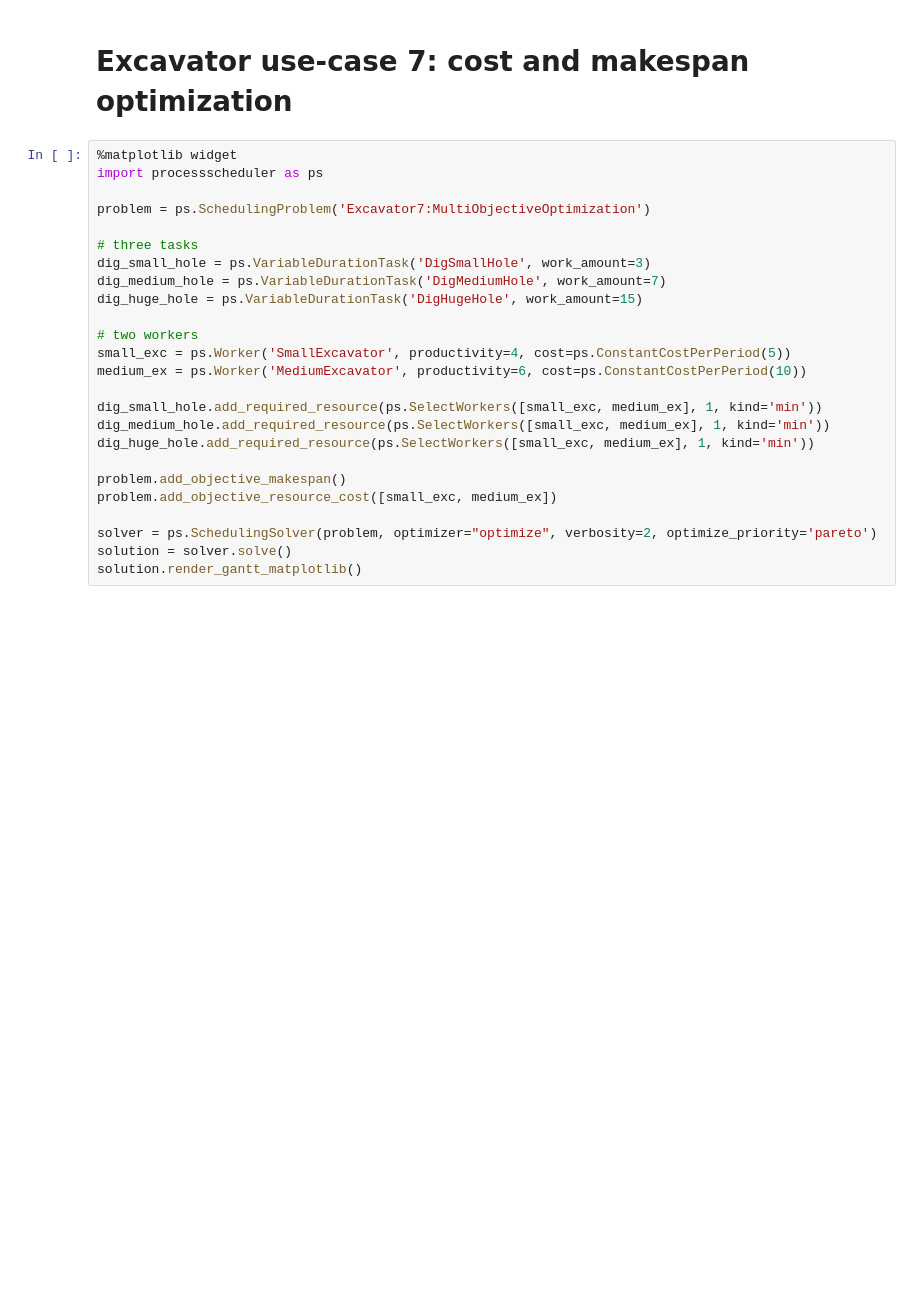
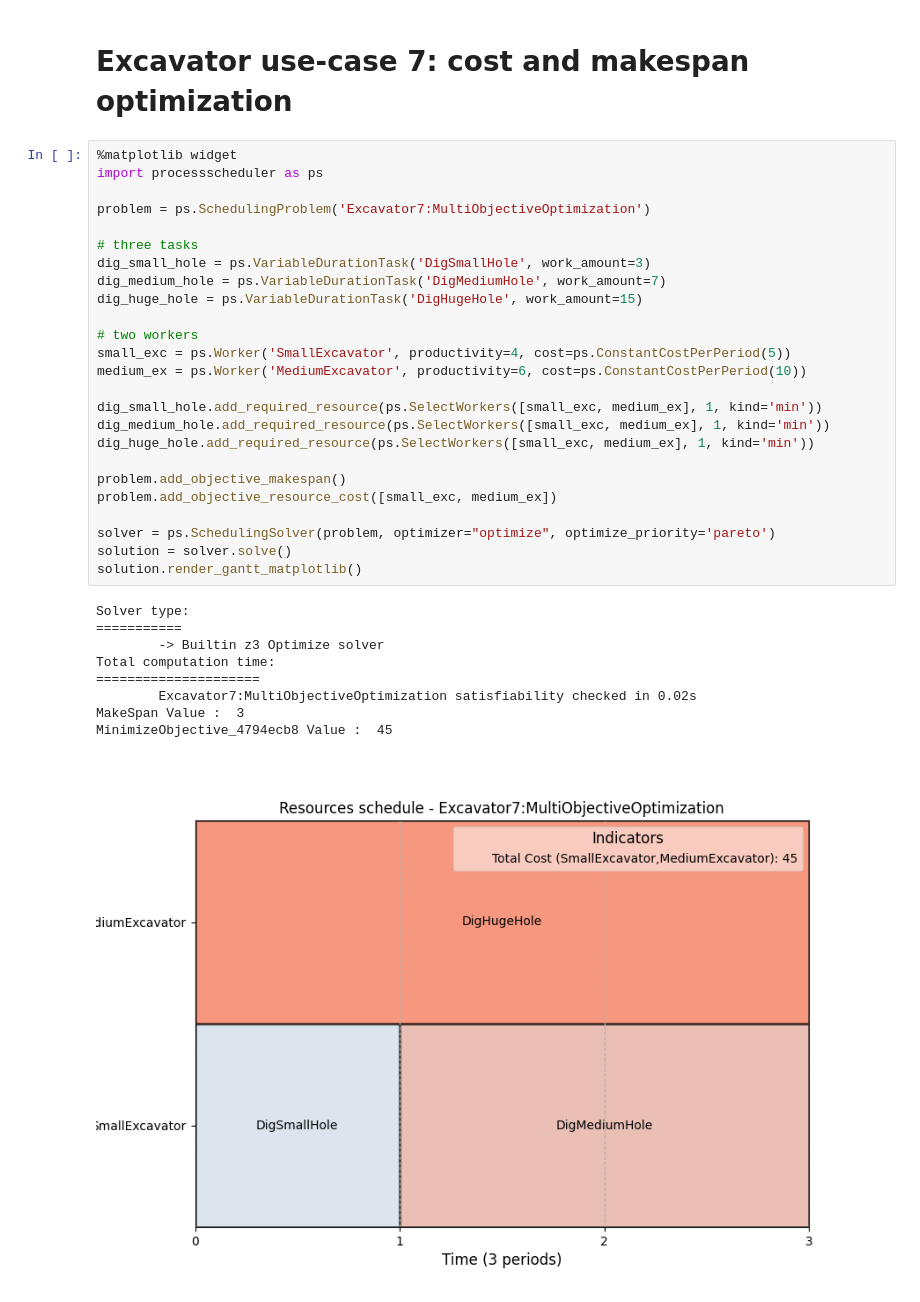
Before and after one commit to tpaviot/ProcessScheduler, a Jupyter notebook: examples-notebooks/excavator-use-case/Excavator7.ipynb, the cells around one changed output. Drawn from its saved outputs; the diff is of its cells as text; blank space fills up the shorter version.

```diff
--- a/examples-notebooks/excavator-use-case/Excavator7.ipynb
+++ b/examples-notebooks/excavator-use-case/Excavator7.ipynb
@@ -3,28 +3,38 @@
 # %%
 %matplotlib widget
 import processscheduler as ps
 
 problem = ps.SchedulingProblem('Excavator7:MultiObjectiveOptimization')
 
 # three tasks
 dig_small_hole = ps.VariableDurationTask('DigSmallHole', work_amount=3)
 dig_medium_hole = ps.VariableDurationTask('DigMediumHole', work_amount=7)
 dig_huge_hole = ps.VariableDurationTask('DigHugeHole', work_amount=15)
 
 # two workers
 small_exc = ps.Worker('SmallExcavator', productivity=4, cost=ps.ConstantCostPerPeriod(5))
 medium_ex = ps.Worker('MediumExcavator', productivity=6, cost=ps.ConstantCostPerPeriod(10))
 
 dig_small_hole.add_required_resource(ps.SelectWorkers([small_exc, medium_ex], 1, kind='min'))
 dig_medium_hole.add_required_resource(ps.SelectWorkers([small_exc, medium_ex], 1, kind='min'))
 dig_huge_hole.add_required_resource(ps.SelectWorkers([small_exc, medium_ex], 1, kind='min'))
 
 problem.add_objective_makespan()
 problem.add_objective_resource_cost([small_exc, medium_ex])
 
-solver = ps.SchedulingSolver(problem, optimizer="optimize", verbosity=2, optimize_priority='pareto')
+solver = ps.SchedulingSolver(problem, optimizer="optimize", optimize_priority='pareto')
 solution = solver.solve()
 solution.render_gantt_matplotlib()
+# %% [output]
+Solver type:
+===========
+        -> Builtin z3 Optimize solver
+Total computation time:
+=====================
+        Excavator7:MultiObjectiveOptimization satisfiability checked in 0.02s
+MakeSpan Value :  3
+MinimizeObjective_4794ecb8 Value :  45
+[figure, added]
 # %%
 solution = solver.solve()
 solution.render_gantt_matplotlib()
```
Also changed, not shown: parts of 3 cells of this notebook, 5 other files.
